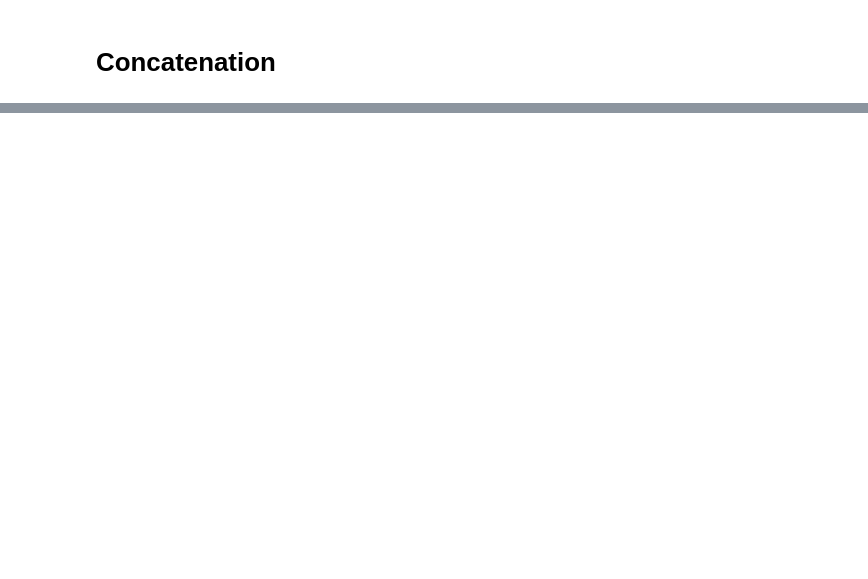
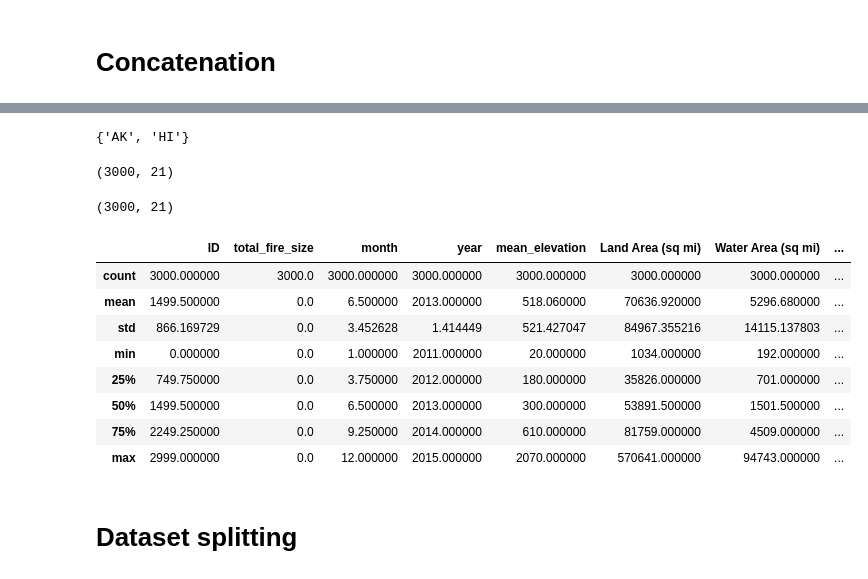
Before and after one commit to DenysBespalko231452/Hackathon_22feb, a Jupyter notebook: test.ipynb, the cells around one changed output, grey strips where cells are left out. Drawn from its saved outputs; the diff is of its cells as text; code cells hidden in the pictures; blank space fills up the shorter version.

Commit message:
extra files

```diff
--- a/test.ipynb
+++ b/test.ipynb
@@ -104,0 +96,4 @@ final_merged.to_csv('data/final_merged.csv', index=False)
+# %%
+final_file = pd.read_csv('data/zero_submission.csv')
+final_file.rename(columns={'month': 'year_month', 'STATE': 'State'}, inplace=True)
+final_file.head()
@@ -104,0 +107,5 @@ final_merged.to_csv('data/final_merged.csv', index=False)
+# %%
+final_file['month'] = pd.to_datetime(final_file['year_month']).dt.month
+final_file['year'] = pd.to_datetime(final_file['year_month']).dt.year
+final_file.drop(columns=['year_month'], inplace=True)
+final_file.head(5)
@@ -104,0 +119,45 @@ final_merged.to_csv('data/final_merged.csv', index=False)
+# %%
+extra_uniq = extra_data['State'].unique()
+final_uniq = final_file['State'].unique()
+
+missing_states = set(final_uniq) - set(extra_uniq)
+missing_states
+# %% [output]
+{'AK', 'HI'}
+# %%
+from sklearn.impute import KNNImputer
+
+# Merge final_file and merged
+final_merged = pd.merge(final_file, merged, on=['State'])
+
+final_merged = pd.merge(final_merged, weather_monthly, on=['State', 'year', 'month'], how='outer')
+
+
+imputer = KNNImputer(n_neighbors=3)
+final_merged[['PRCP', 'EVAP', 'TMIN', 'TMAX']] = imputer.fit_transform(final_merged[['PRCP', 'EVAP', 'TMIN', 'TMAX']])
+
+# Percentage of Federal Land to number
+final_merged['Percentage of Federal Land'] = final_merged['Percentage of Federal Land'].str.rstrip('%').astype('float') / 100.0
+
+final_merged_2011_2015 = final_merged[(final_merged['year'] >= 2011) & (final_merged['year'] <= 2015)]
+final_merged_2011_2015
+
+final_merged_2011_2015.shape
+# %% [output]
+(3000, 21)
+# %%
+final_merged_2011_2015.shape
+# %% [output]
+(3000, 21)
+# %%
+final_merged_2011_2015.describe()
+# %% [output]
+|  | ID | total_fire_size | month | year | mean_elevation | Land Area (sq mi) | Water Area (sq mi) | ... |
+| count | 3000.000000 | 3000.0 | 3000.000000 | 3000.000000 | 3000.000000 | 3000.000000 | 3000.000000 | ... |
+| mean | 1499.500000 | 0.0 | 6.500000 | 2013.000000 | 518.060000 | 70636.920000 | 5296.680000 | ... |
+| std | 866.169729 | 0.0 | 3.452628 | 1.414449 | 521.427047 | 84967.355216 | 14115.137803 | ... |
+| min | 0.000000 | 0.0 | 1.000000 | 2011.000000 | 20.000000 | 1034.000000 | 192.000000 | ... |
+| 25% | 749.750000 | 0.0 | 3.750000 | 2012.000000 | 180.000000 | 35826.000000 | 701.000000 | ... |
+| 50% | 1499.500000 | 0.0 | 6.500000 | 2013.000000 | 300.000000 | 53891.500000 | 1501.500000 | ... |
+| 75% | 2249.250000 | 0.0 | 9.250000 | 2014.000000 | 610.000000 | 81759.000000 | 4509.000000 | ... |
+| max | 2999.000000 | 0.0 | 12.000000 | 2015.000000 | 2070.000000 | 570641.000000 | 94743.000000 | ... |
@@ -104,0 +166,2 @@ final_merged.to_csv('data/final_merged.csv', index=False)
+# %% [markdown]
+# Dataset splitting
```
Also changed, not shown: parts of 27 cells of this notebook, 7 other files.
